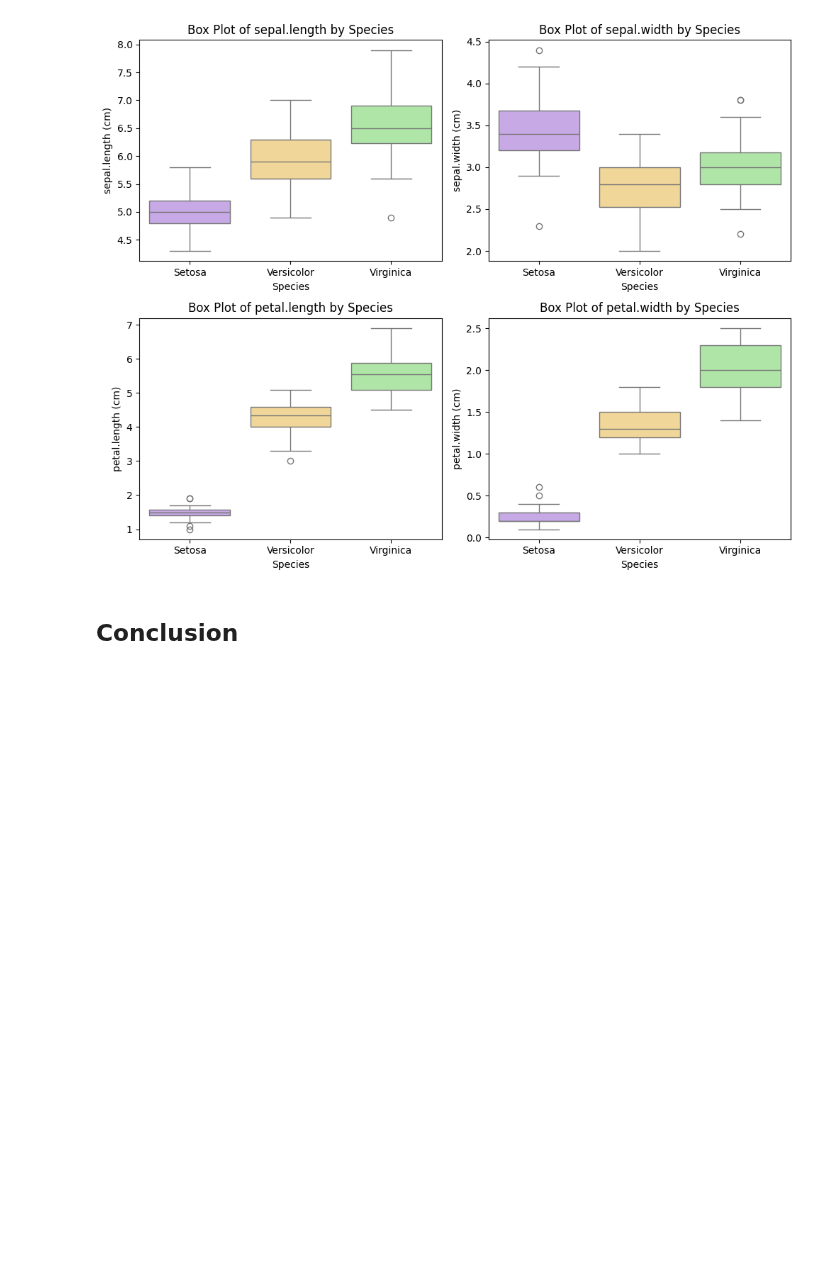
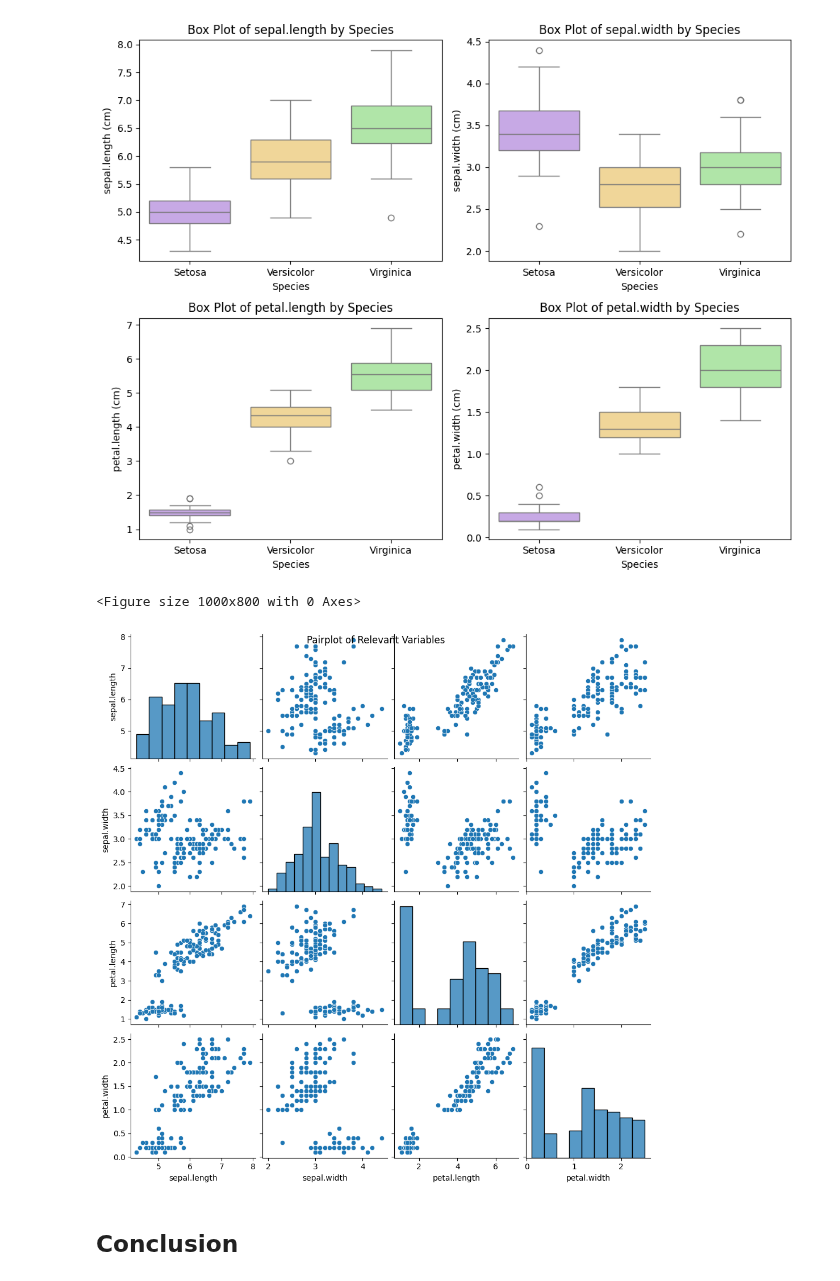
Before and after one commit to claretubs/fundamentals-data-analysis-project, a Jupyter notebook: project.ipynb, the cells around one changed output. Saved outputs shown, nothing was run; the diff lists cells and outputs as text; code cells hidden in the pictures; blank space fills up the shorter version.

Commit message:
Pairplot

```diff
--- a/project.ipynb
+++ b/project.ipynb
@@ -283,6 +283,16 @@ plt.tight_layout()
 plt.show()
 # %% [output]
 [figure]
+# %%
+# Pairplot.
+# https://www.geeksforgeeks.org/python-seaborn-pairplot-method/
+plt.figure(figsize=(10, 8))
+sns.pairplot(iris_data)
+plt.suptitle("Pairplot of Relevant Variables")
+plt.show()
+# %% [output]
+<Figure size 1000x800 with 0 Axes>
+[figure, added]
 # %% [markdown]
 ## Conclusion
 # %% [markdown]
```
